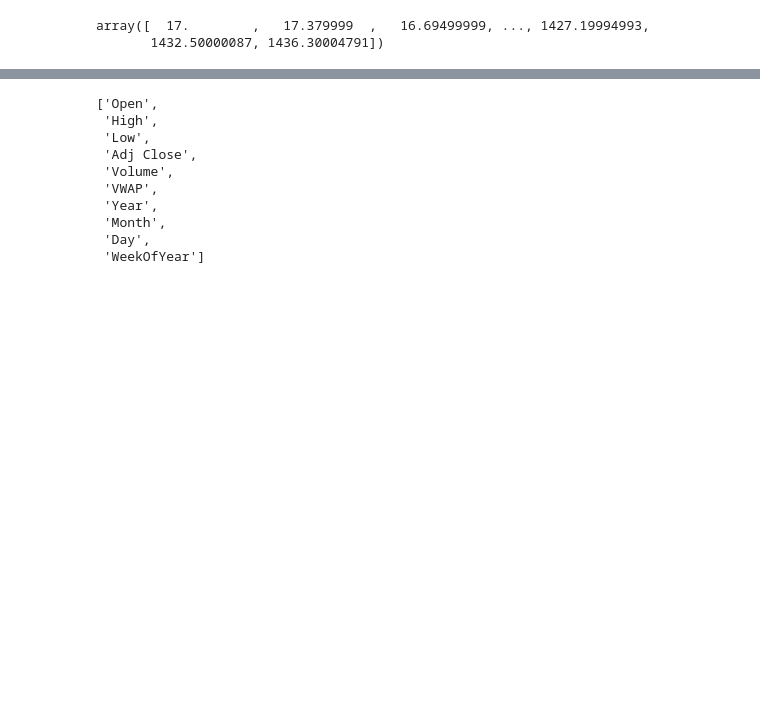
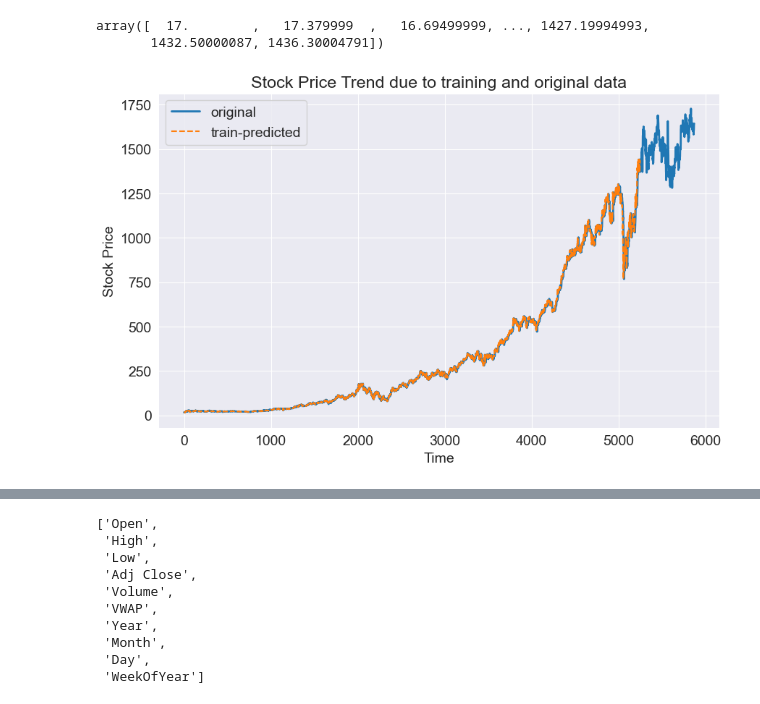
Before and after one commit to saketjha34/Python-Machine-Learning-Projects, a Jupyter notebook: NIFTY 50 Stock Price Prediction/Stock_Price_Prediction_Model_Training.ipynb, the cells around one changed output, grey strips where cells are left out. Drawn from its saved outputs; the diff is of its cells as text; code cells hidden in the pictures; blank space fills up the shorter version.

```diff
--- a/NIFTY 50 Stock Price Prediction/Stock_Price_Prediction_Model_Training.ipynb
+++ b/NIFTY 50 Stock Price Prediction/Stock_Price_Prediction_Model_Training.ipynb
@@ -404,3 +406,13 @@ train_preds
 # %% [output]
 array([  17.        ,   17.379999  ,   16.69499999, ..., 1427.19994993,
        1432.50000087, 1436.30004791])
+# %%
+plt.plot(df['Close'], label='original', linewidth = '2')
+plt.plot(train_preds,label='train-predicted',linestyle='dashed')
+plt.legend()
+plt.xlabel('Time')
+plt.ylabel('Stock Price')
+plt.title('Stock Price Trend due to training and original data')
+plt.show()
+# %% [output]
+[figure, added]
```
Also changed, not shown: parts of 21 cells of this notebook, 15 other files.
